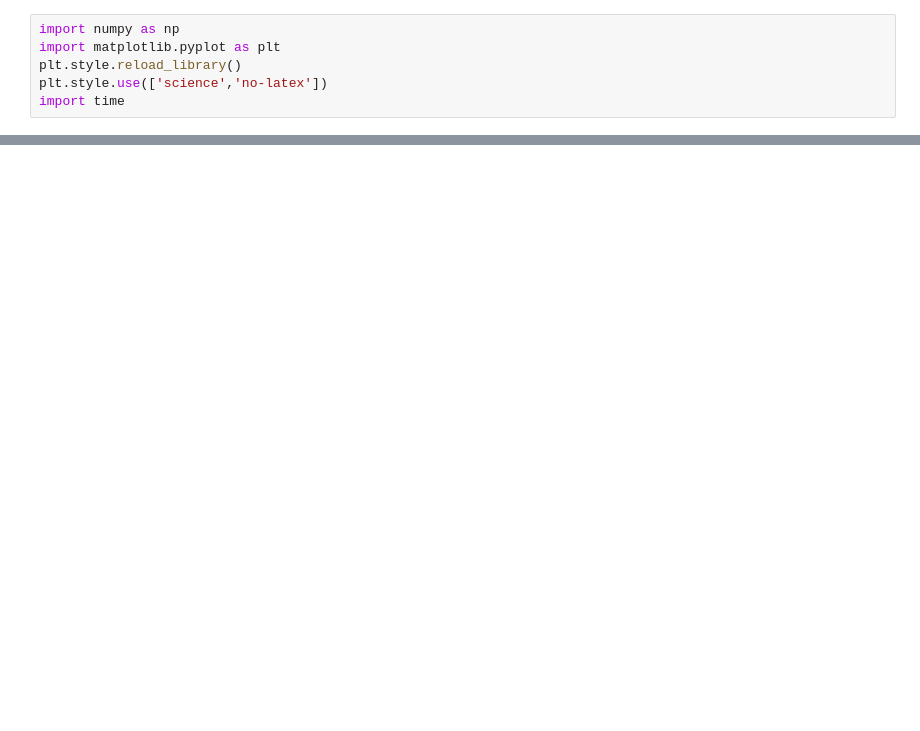
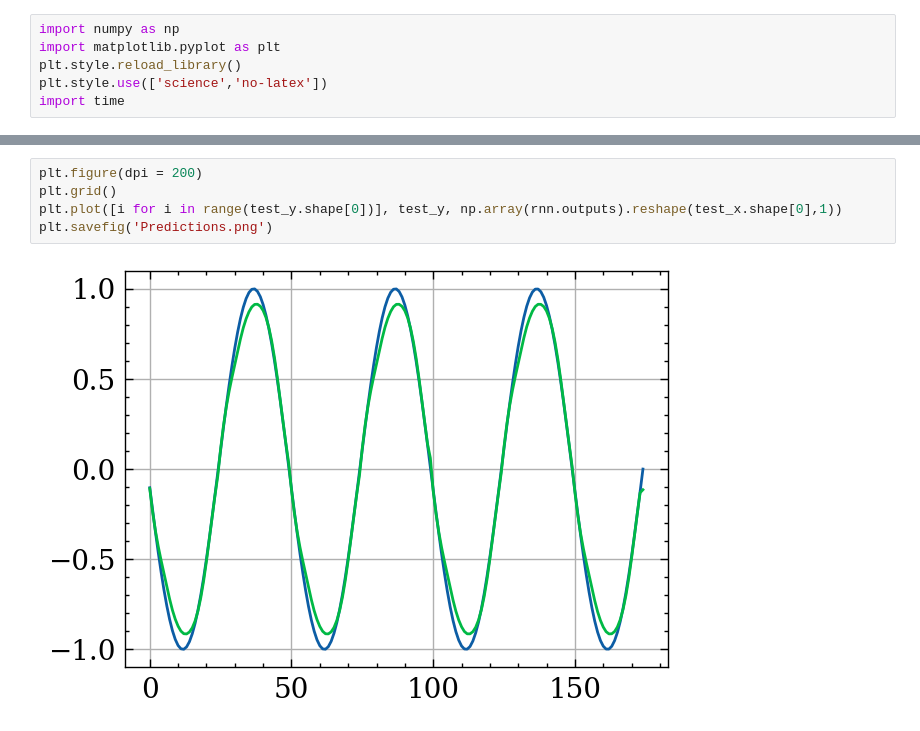
Before and after one commit to maciejbalawejder/Deep-Learning-Collection, a Jupyter notebook: Sequentials/RNN/RNN.ipynb, the cells around one changed output, grey strips where cells are left out. Cells and saved outputs as stored; diff of their text form; blank space fills up the shorter version.

```diff
--- a/Sequentials/RNN/RNN.ipynb
+++ b/Sequentials/RNN/RNN.ipynb
@@ -148,0 +159,7 @@ plt.plot([i for i in range(test_y.shape[0])], test_y, np.array(rnn.outputs).resh
+# %%
+plt.figure(dpi = 200)
+plt.grid()
+plt.plot([i for i in range(test_y.shape[0])], test_y, np.array(rnn.outputs).reshape(test_x.shape[0],1))
+plt.savefig('Predictions.png')
+# %% [output]
+[figure, added]
```
Also changed, not shown: parts of 3 cells of this notebook, 5 other files.
